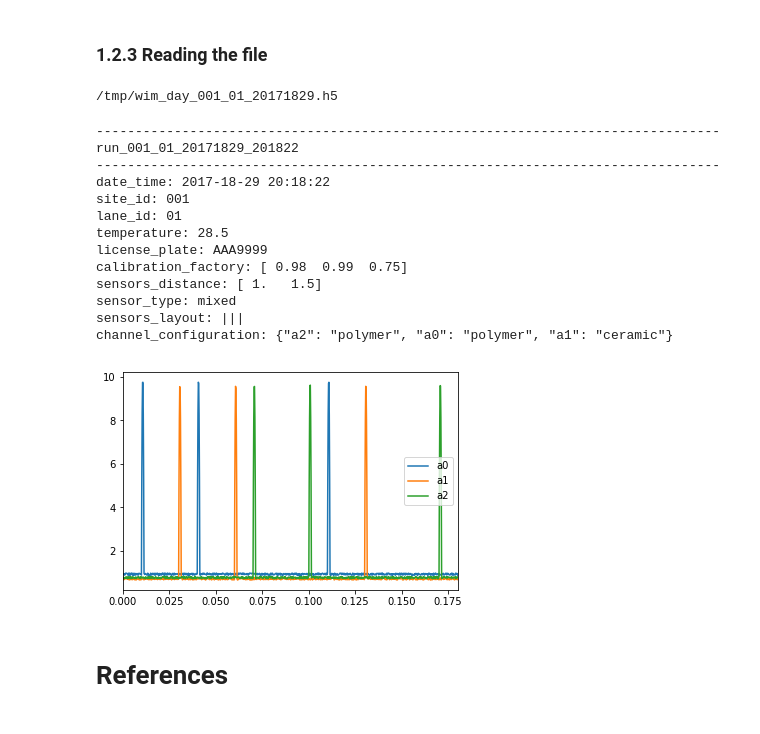
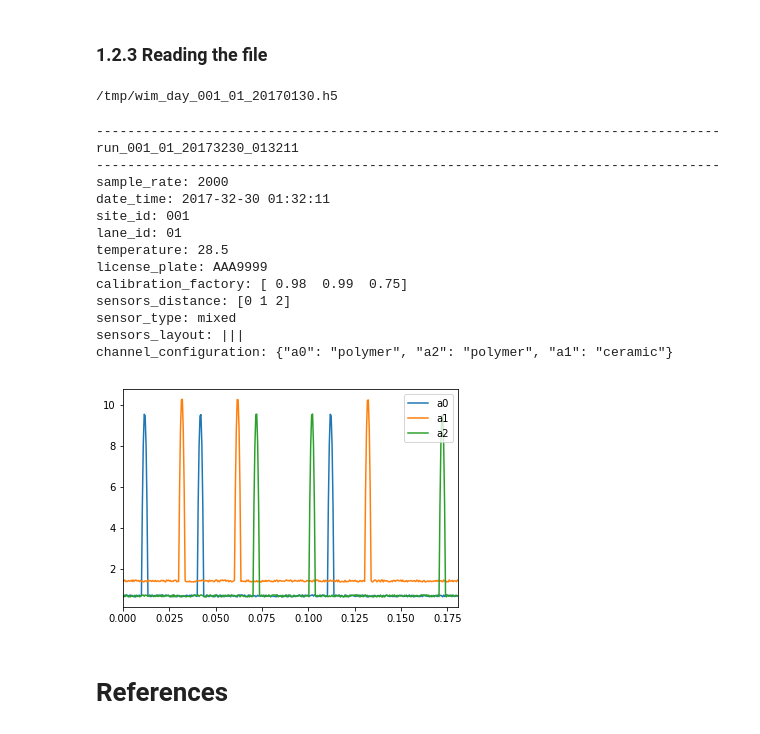
Before and after one commit to OpenWIM/pywim, a Jupyter notebook: notebooks/StorageRawData.ipynb, the cells around one changed output. Saved outputs shown, nothing was run; the diff lists cells and outputs as text; code cells hidden in the pictures.

```diff
--- a/notebooks/StorageRawData.ipynb
+++ b/notebooks/StorageRawData.ipynb
@@ -92,9 +93,12 @@ sys.path.insert(0, os.path.dirname(os.getcwd()))
 from pywim.utils.dsp.synthetic_data.sensor_data import gen_truck_raw_data
 # %%
 # generates a synthetic data
+sample_rate = 2000
+sensors_distance = [1, 2]
+
 data = gen_truck_raw_data(
-    sample_rate=5000, speed=50, vehicle_layout='O--O------O-',
-    sensors_distance= [1, 2], p_signal_noise=10.0
+    sample_rate=sample_rate, speed=50, vehicle_layout='O--O------O-',
+    sensors_distance=sensors_distance, p_signal_noise=10.0
 )
 
 data.plot()
@@ -120,7 +124,7 @@ collection_type = 'day'  # stored per day
 
 f_id = 'wim_{}_{}_{}_{}'.format(
     collection_type, site_id, lane_id,
-    date_time.strftime('%Y%M%d')
+    date_time.strftime('%Y%m%d')
 )
 
 f = h5py.File('/tmp/{}.h5'.format(f_id), 'w')
@@ -153,18 +157,23 @@ np.all(df == data)
 # %% [output]
 True
 # %%
+dset.attrs['sample_rate'] = sample_rate
 dset.attrs['date_time'] = date_time.strftime('%Y-%M-%d %H:%M:%S')
 dset.attrs['site_id'] = site_id
 dset.attrs['lane_id'] = lane_id
 dset.attrs['temperature'] = 28.5
 dset.attrs['license_plate'] = 'AAA9999'  # license plate number
 dset.attrs['calibration_factory'] = [0.98, 0.99, 0.75]
-dset.attrs['sensors_distance'] = [1.0, 1.5]
+dset.attrs['sensors_distance'] = sensors_distance
 dset.attrs['sensor_type'] = 'mixed'
 dset.attrs['sensors_layout'] = '|||'
 dset.attrs['channel_configuration'] =  json.dumps({
     'a0': 'polymer', 'a1': 'ceramic', 'a2': 'polymer'
 })
+
+# flush its data to disk and close
+f.flush()
+f.close()
 # %% [markdown]
 ### 1.2.3 Reading the file
 # %%
@@ -172,42 +181,44 @@ print('/tmp/{}.h5'.format(f_id))
 
 f = h5py.File('/tmp/{}.h5'.format(f_id), 'r')
 # %% [output]
-/tmp/wim_day_001_01_20171829.h5
+/tmp/wim_day_001_01_20170130.h5
 # %%
 for dset_id in f.keys():
     dset = f[dset_id]
 
     print('')
     print('-'*80)
     print(dset_id)
     print('-'*80)
+    print('sample_rate:', dset.attrs['sample_rate'])
     print('date_time:', dset.attrs['date_time'])
     print('site_id:', dset.attrs['site_id'])
     print('lane_id:', dset.attrs['lane_id'])
     print('temperature:', dset.attrs['temperature'])
     print('license_plate:', dset.attrs['license_plate'])
     print('calibration_factory:', dset.attrs['calibration_factory'])
     print('sensors_distance:', dset.attrs['sensors_distance'])
     print('sensor_type:', dset.attrs['sensor_type'])
     print('sensors_layout:', dset.attrs['sensors_layout'])
     print('channel_configuration:', dset.attrs['channel_configuration'])
 
     pd.DataFrame(dset[dset.dtype.names[1:]], index=dset['index']).plot()
     plt.show()
 
-    f.__delitem__(dset_id)
+    # f.__delitem__(dset_id)
 # %% [output]
 --------------------------------------------------------------------------------
-run_001_01_20171829_201822
+run_001_01_20173230_013211
 --------------------------------------------------------------------------------
-date_time: 2017-18-29 20:18:22
+sample_rate: 2000
+date_time: 2017-32-30 01:32:11
 site_id: 001
 lane_id: 01
 temperature: 28.5
 license_plate: AAA9999
 calibration_factory: [ 0.98  0.99  0.75]
-sensors_distance: [ 1.   1.5]
+sensors_distance: [0 1 2]
 sensor_type: mixed
 sensors_layout: |||
-channel_configuration: {"a2": "polymer", "a0": "polymer", "a1": "ceramic"}
+channel_configuration: {"a0": "polymer", "a2": "polymer", "a1": "ceramic"}
-[figure, old version]
+[figure, new version]
```
Also changed, not shown: parts of 6 cells of this notebook, 4 other files.
